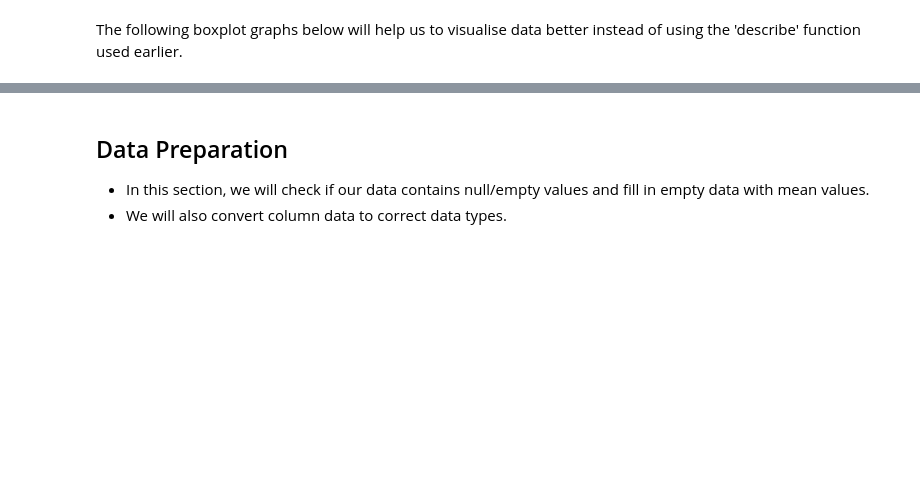
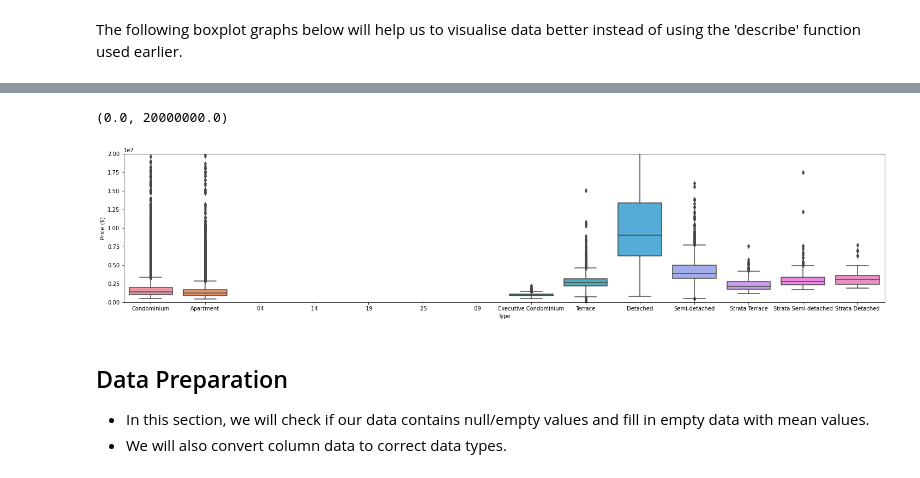
Before and after one commit to muhdhasan/Island-Property-Group, a Jupyter notebook: training/sales-private-prediction.ipynb, the cells around one changed output, grey strips where cells are left out. Saved outputs shown, nothing was run; the diff lists cells and outputs as text; code cells hidden in the pictures; blank space fills up the shorter version.

```diff
--- a/training/sales-private-prediction.ipynb
+++ b/training/sales-private-prediction.ipynb
@@ -100,4 +125,9 @@ sns.boxplot(x="Market Segment", y="Unit Price ($psm)", data=privateDf)
 # %%
 plt.figure(figsize=[25,5])
 
+# Now over here, median resale value for detached houses are higher than other columns.
 sns.boxplot(x="Type", y="Price ($)", data=privateDf)
+plt.ylim(0,20000000)
+# %% [output]
+(0.0, 20000000.0)
+[figure, added]
```
Also changed, not shown: parts of 16 cells of this notebook, 1 other file.
